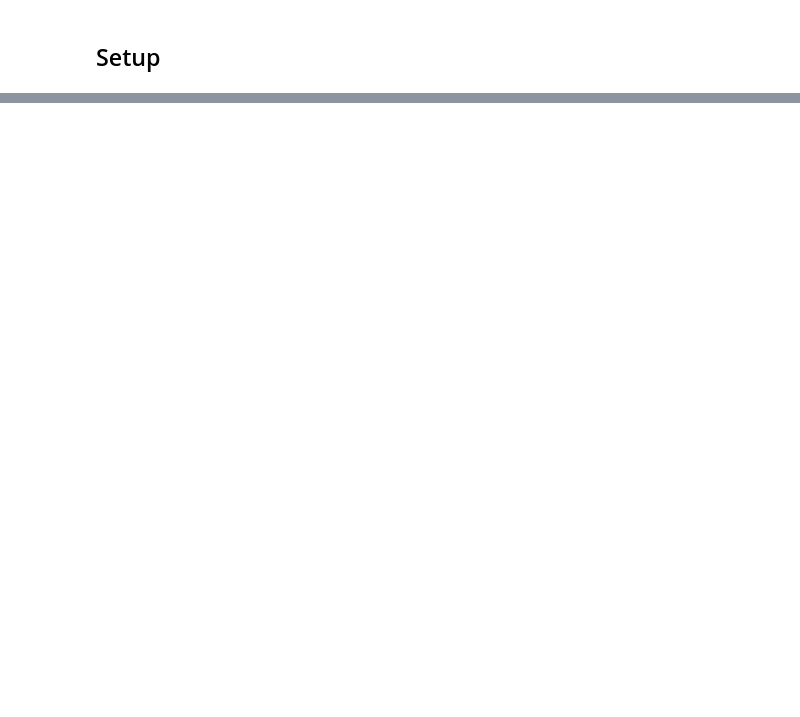
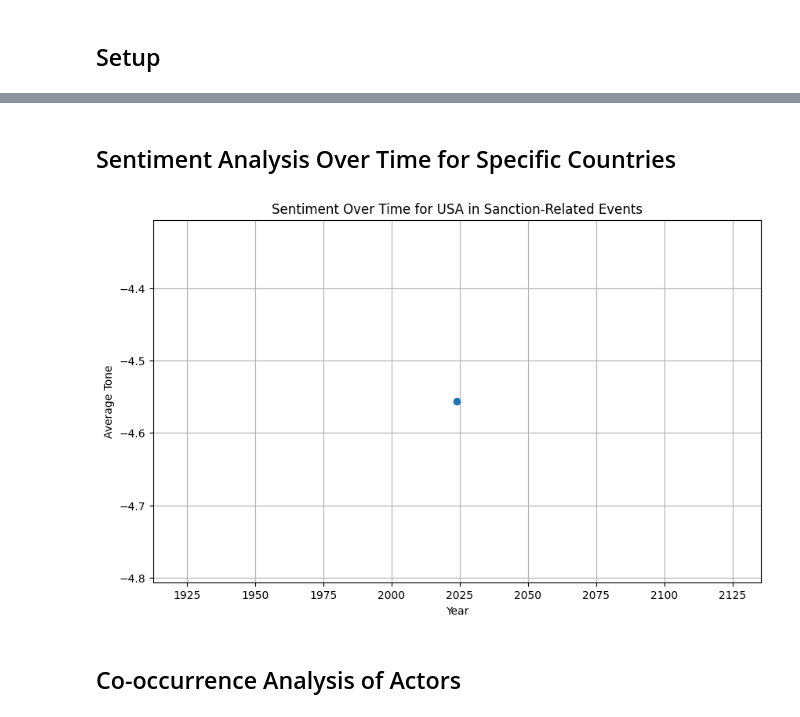
Before and after one commit to glev1/factored-datathon-2024-seed42, a Jupyter notebook: notebooks/sanction_analysis.ipynb, the cells around one changed output, grey strips where cells are left out. Saved outputs shown, nothing was run; the diff lists cells and outputs as text; code cells hidden in the pictures; blank space fills up the shorter version.

```diff
--- a/notebooks/sanction_analysis.ipynb
+++ b/notebooks/sanction_analysis.ipynb
@@ -107,0 +219,24 @@ plt.show()
+# %% [markdown]
+##  Sentiment Analysis Over Time for Specific Countries
+# %%
+# Filter for a specific country (e.g., 'USA')
+country_df = sanctions_df.filter(col('Actor1CountryCode') == 'RUS')
+
+# Group by year and calculate average tone
+sentiment_over_time = country_df.groupBy('Year').agg(avg('AvgTone').alias('AvgTone')).orderBy('Year')
+
+# Convert to Pandas for visualization
+sentiment_over_time_pd = sentiment_over_time.toPandas()
+
+# Visualization
+plt.figure(figsize=(10, 6))
+plt.plot(sentiment_over_time_pd['Year'], sentiment_over_time_pd['AvgTone'], marker='o')
+plt.title('Sentiment Over Time for USA in Sanction-Related Events')
+plt.xlabel('Year')
+plt.ylabel('Average Tone')
+plt.grid(True)
+plt.show()
+# %% [output]
+[figure, added]
+# %% [markdown]
+## Co-occurrence Analysis of Actors
```
Also changed, not shown: parts of 28 cells of this notebook, 3 other files.
